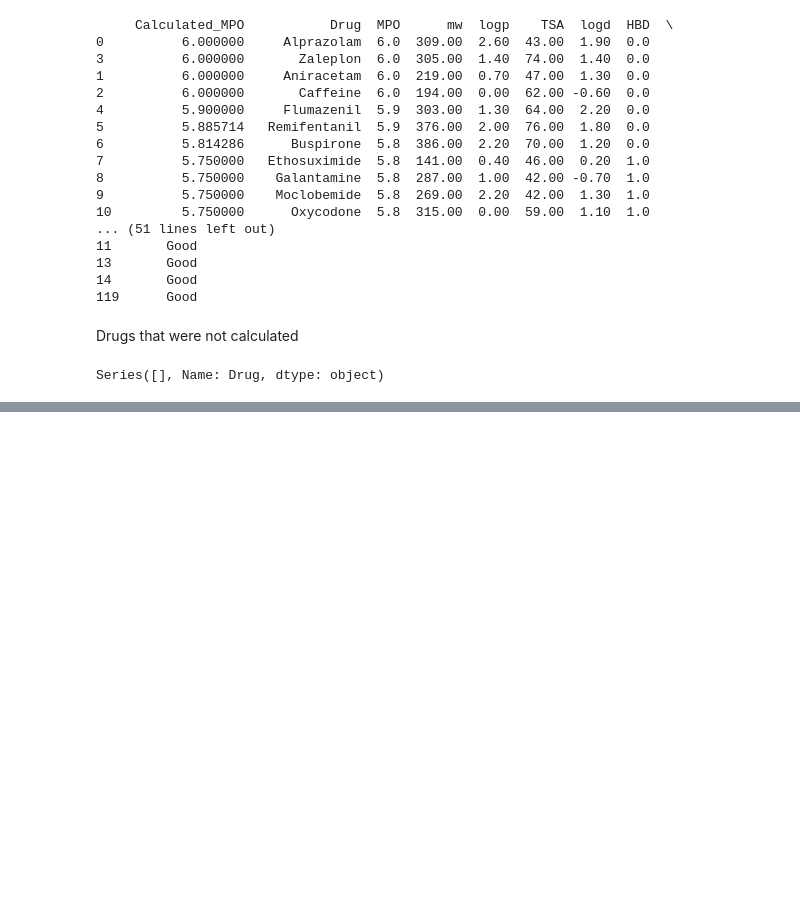
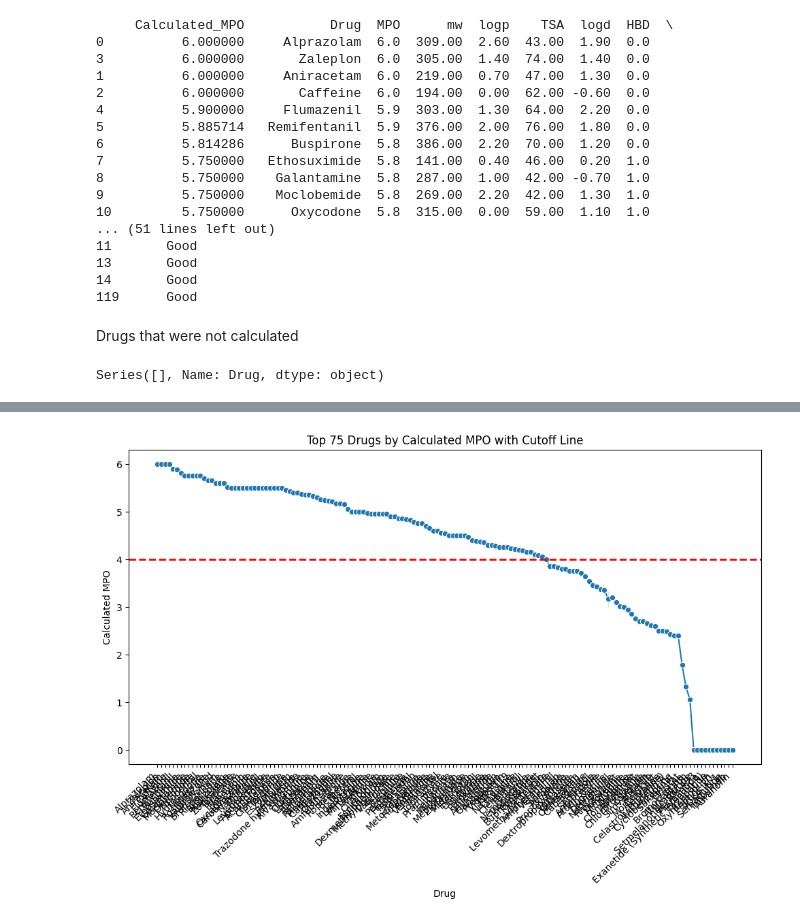
Before and after one commit to EdH66/multiparamater_optimisation, a Jupyter notebook: MPO_automatic_calculator.ipynb, the cells around one changed output, grey strips where cells are left out. Cells and saved outputs as stored; diff of their text form; code cells hidden in the pictures; blank space fills up the shorter version.

```diff
--- a/MPO_automatic_calculator.ipynb
+++ b/MPO_automatic_calculator.ipynb
@@ -161,0 +179,25 @@ Series([], Name: Drug, dtype: object)
+# %%
+import seaborn as sns
+import matplotlib.pyplot as plt
+
+# Get the top 150 rows
+top_150 = chemical_MPO_sorted.head(150)
+
+# Create a line plot with dots for the top 25 calculated MPO values
+plt.figure(figsize=(12, 6))
+sns.lineplot(x=top_150['Drug'], y=top_150['Calculated_MPO'], marker='o')
+
+# Add a horizontal dotted red line as a cutoff at 4.0
+plt.axhline(4.0, color='red', linestyle='--', linewidth=2)
+
+# Improve the plot aesthetics
+plt.xticks(rotation=45, ha='right')  # Rotate the drug names for readability
+plt.xlabel('Drug')
+plt.ylabel('Calculated MPO')
+plt.title('Top 75 Drugs by Calculated MPO with Cutoff Line')
+plt.grid(False)
+
+# Display the plot
+plt.show()
+# %% [output]
+[figure, added]
```
Also changed, not shown: parts of 1 cell of this notebook.
